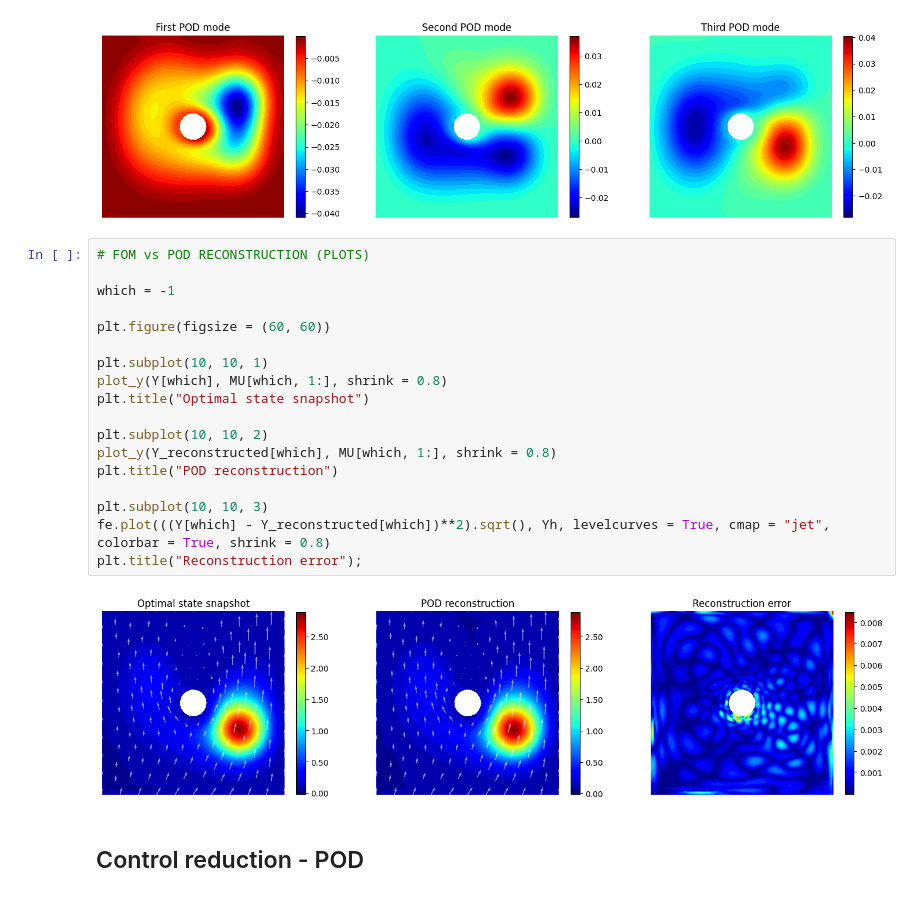
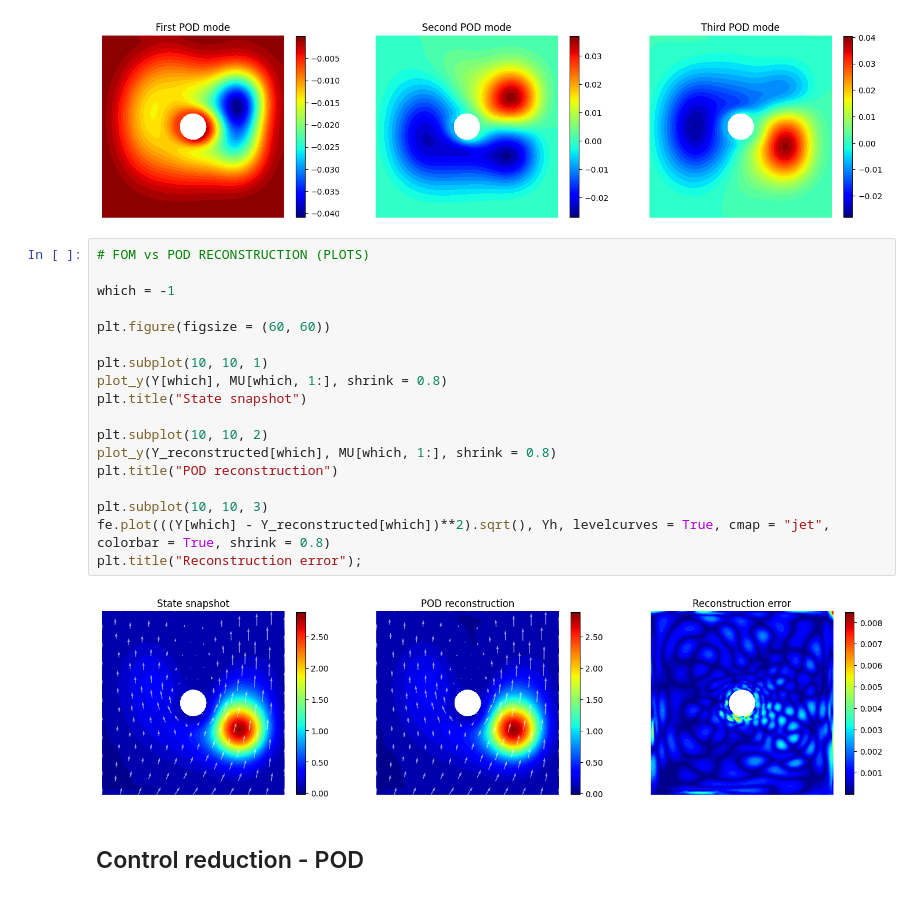
Before and after one commit to MatteoTomasetto/LatentFeedbackControl, a Jupyter notebook: OptimalTransportFluid.ipynb, the cells around one changed output. Cells and saved outputs as stored; diff of their text form.

```diff
--- a/OptimalTransportFluid.ipynb
+++ b/OptimalTransportFluid.ipynb
@@ -489,23 +489,23 @@ fe.multiplot(plotlist, (10, 10), Yh, titles = ("First POD mode", "Second POD mod
 # %%
 # FOM vs POD RECONSTRUCTION (PLOTS)
 
 which = -1
 
 plt.figure(figsize = (60, 60))
 
 plt.subplot(10, 10, 1)
 plot_y(Y[which], MU[which, 1:], shrink = 0.8)
-plt.title("Optimal state snapshot")
+plt.title("State snapshot")
 
 plt.subplot(10, 10, 2)
 plot_y(Y_reconstructed[which], MU[which, 1:], shrink = 0.8)
 plt.title("POD reconstruction")
 
 plt.subplot(10, 10, 3)
 fe.plot(((Y[which] - Y_reconstructed[which])**2).sqrt(), Yh, levelcurves = True, cmap = "jet", colorbar = True, shrink = 0.8)
 plt.title("Reconstruction error");
 # %% [output]
-[figure, old version]
+[figure, new version]
 # %% [markdown]
 ## Control reduction - POD
 # %%
```
Also changed, not shown: parts of 14 cells of this notebook, 1 other file.
